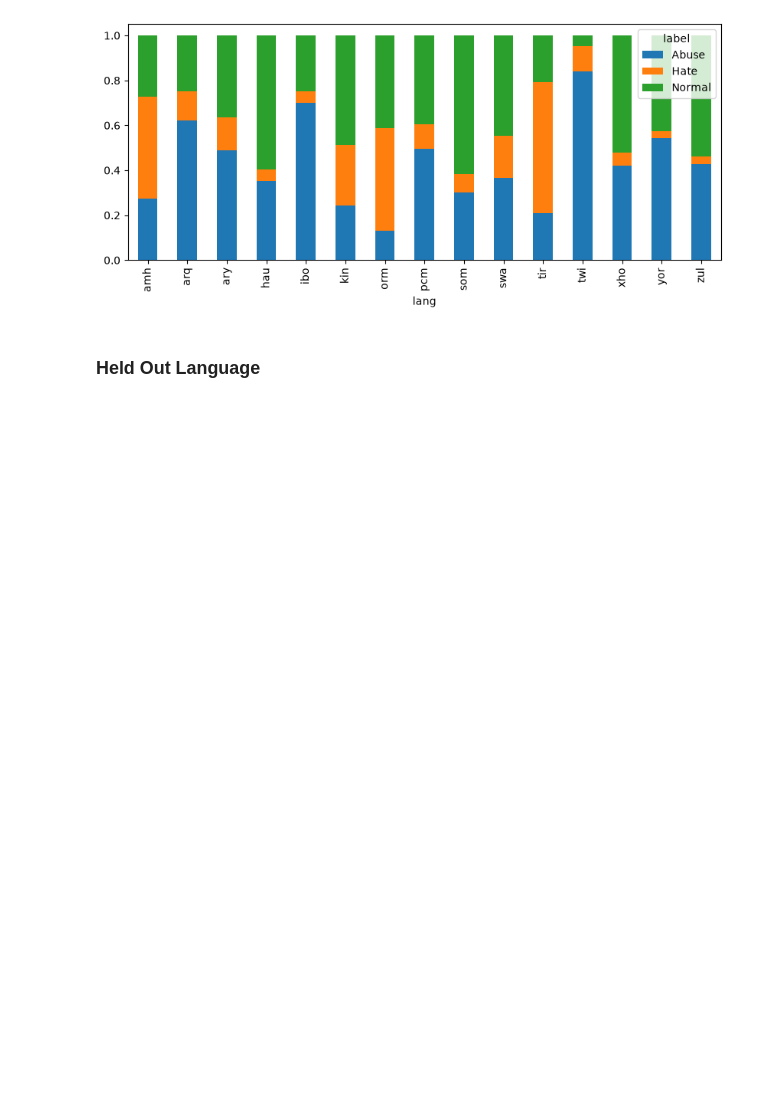
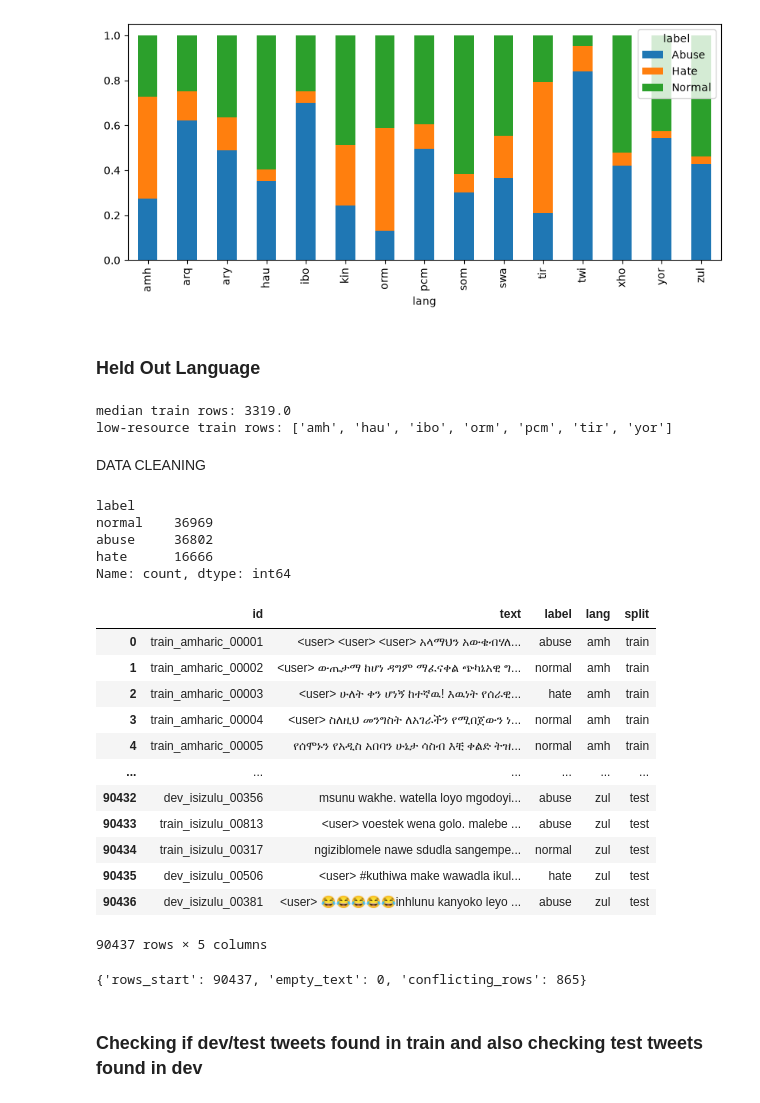
Before and after one commit to gagandeepsingh21/aml_afriHate_114736, a Jupyter notebook: notebook/afriHate.ipynb, the cells around one changed output. Cells and saved outputs as stored; diff of their text form; code cells hidden in the pictures; blank space fills up the shorter version.

```diff
--- a/notebook/afriHate.ipynb
+++ b/notebook/afriHate.ipynb
@@ -186,3 +191,80 @@ pd.crosstab(all_data["lang"], all_data["label"], normalize="index").plot(kind="b
 [figure]
 # %% [markdown]
 ### Held Out Language
+# %%
+HELD_OUT = "swa"
+
+train_counts = all_data[(all_data["split"] == "train") & (all_data["lang"] != HELD_OUT)].groupby("lang").size()
+median_rows = train_counts.median()
+LOW_RESOURCE = sorted(train_counts[train_counts >= median_rows].index)
+
+print("median train rows:", median_rows)
+print("low-resource train rows:", LOW_RESOURCE)
+# %% [output]
+median train rows: 3319.0
+low-resource train rows: ['amh', 'hau', 'ibo', 'orm', 'pcm', 'tir', 'yor']
+# %% [markdown]
+DATA CLEANING
+# %%
+import re
+import unicodedata
+
+url_re = re.compile(r"https?://\s+|www\S+")
+rt_re = re.compile(r"\bRT\b:?")
+mention_re = re.compile(r"@\w+")
+space_re = re.compile(r"\s+")
+
+def clean_text(text):
+    if not isinstance(text, str):
+        return ""
+    text = unicodedata.normalize("NFKC", text)
+    text = url_re.sub(" <url>", text)
+    text = rt_re.sub(" ", text)
+    text = mention_re.sub(" <user>", text)
+    return space_re.sub(" ", text).strip()
+# %%
+report = {"rows_start": len(all_data)}
+df = all_data.rename(columns={"tweet": "text"})[["id", "text", "label", "lang", "split"]].copy()
+df["label"] = df["label"].str.lower().str.strip().replace({"abusive": "abuse"})
+df["text"] = df["text"].apply(clean_text)
+
+print(df["label"].value_counts())
+# %% [output]
+label
+normal    36969
+abuse     36802
+hate      16666
+Name: count, dtype: int64
+# %%
+df
+# %% [output]
+|  | id | text | label | lang | split |
+| 0 | train_amharic_00001 | <user> <user> <user> አላማህን አውቄብሃለ... | abuse | amh | train |
+| 1 | train_amharic_00002 | <user> ውጤታማ ከሆነ ዳግም ማፈናቀል ጭካኔአዊ ግ... | normal | amh | train |
+| 2 | train_amharic_00003 | <user> ሁለት ቀን ሆነኝ ከተኛዉ! እዉነት የሰራዊ... | hate | amh | train |
+| 3 | train_amharic_00004 | <user> ስለዚህ መንግስት ለአገራችን የሚበጀውን ነ... | normal | amh | train |
+| 4 | train_amharic_00005 | የሰሞኑን የአዲስ አበባን ሁኔታ ሳስብ እቺ ቀልድ ትዝ... | normal | amh | train |
+| ... | ... | ... | ... | ... | ... |
+| 90432 | dev_isizulu_00356 | msunu wakhe. watella loyo mgodoyi... | abuse | zul | test |
+| 90433 | train_isizulu_00813 | <user> voestek wena golo. malebe ... | abuse | zul | test |
+| 90434 | train_isizulu_00317 | ngiziblomele nawe sdudla sangempe... | normal | zul | test |
+| 90435 | dev_isizulu_00506 | <user> #kuthiwa make wawadla ikul... | hate | zul | test |
+| 90436 | dev_isizulu_00381 | <user> 😂😂😂😂😂inhlunu kanyoko leyo ... | abuse | zul | test |
+90437 rows × 5 columns
+# %%
+# empty tweets
+empty = df["text"] == ""
+report["empty_text"] = int(empty.sum())
+df = df[~empty]
+
+#same tweet/text with 2 different labels, this is an inconsistency which can taken further into our model
+n_labels = df.groupby(["lang","text"])["label"].transform("nunique")
+conflicts = n_labels > 1
+report ["conflicting_rows"] = int(conflicts.sum())
+df = df[~conflicts]
+
+print(report)
+# %% [output]
+{'rows_start': 90437, 'empty_text': 0, 'conflicting_rows': 865}
+# %% [markdown]
+### Checking if dev/test tweets found in train and also checking test tweets found in dev
```
Also changed, not shown: parts of 16 cells of this notebook, 24 other files.
